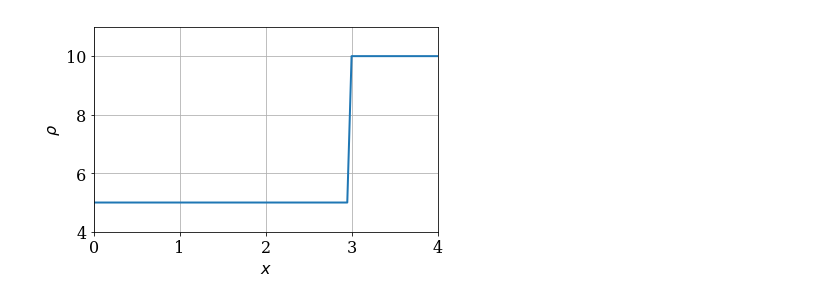
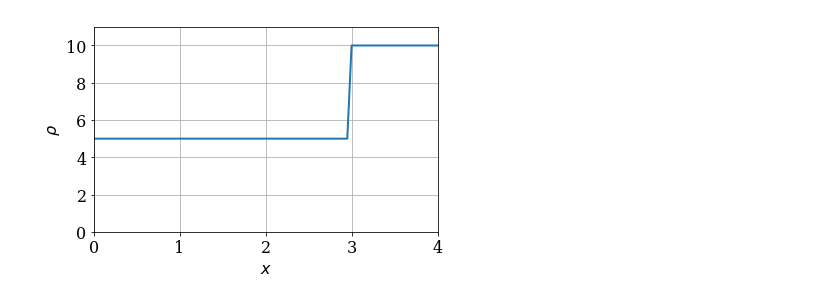
Before and after one commit to ppaulson56/MAE6286, a Jupyter notebook: L3M2_practice.ipynb, the cells around one changed output. Cells and saved outputs as stored; diff of their text form; code cells hidden in the pictures.

```diff
--- a/L3M2_practice.ipynb
+++ b/L3M2_practice.ipynb
@@ -25,14 +25,14 @@ rho0 = rho_red_light(x, rho_max)
 # %%
 fig = pyplot.figure(figsize=(6.0,4.0))
 pyplot.xlabel(r'$x$')
 pyplot.ylabel(r'$\rho$')
 pyplot.grid()
 line = pyplot.plot(x, rho0, color='C0', linestyle='-', linewidth=2)[0]
 pyplot.xlim(0.0,L)
-pyplot.ylim(4.0, 11.0);
+pyplot.ylim(0.0, 11.0);
 pyplot.tight_layout()
 # %% [output]
-[figure, old version]
+[figure, new version]
 # %%
 def flux(rho, u_max, rho_max):
     F = rho * u_max * (1.0 - rho / rho_max)
```
Also changed, not shown: parts of 12 cells of this notebook, 1 other file.
